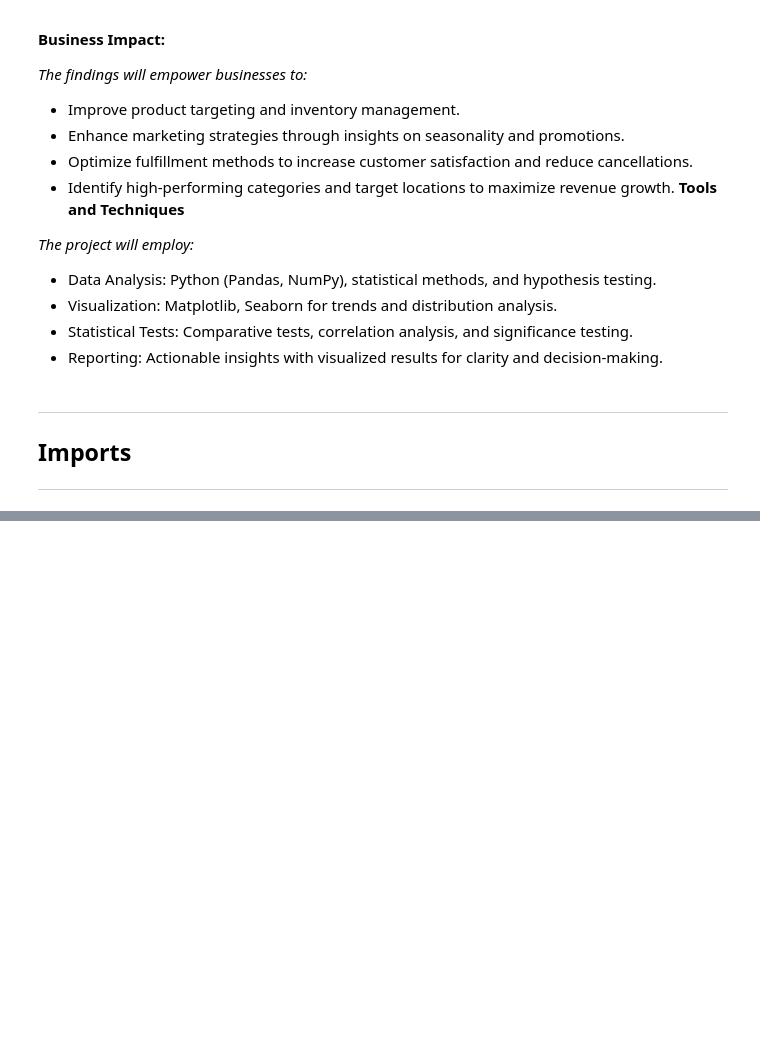
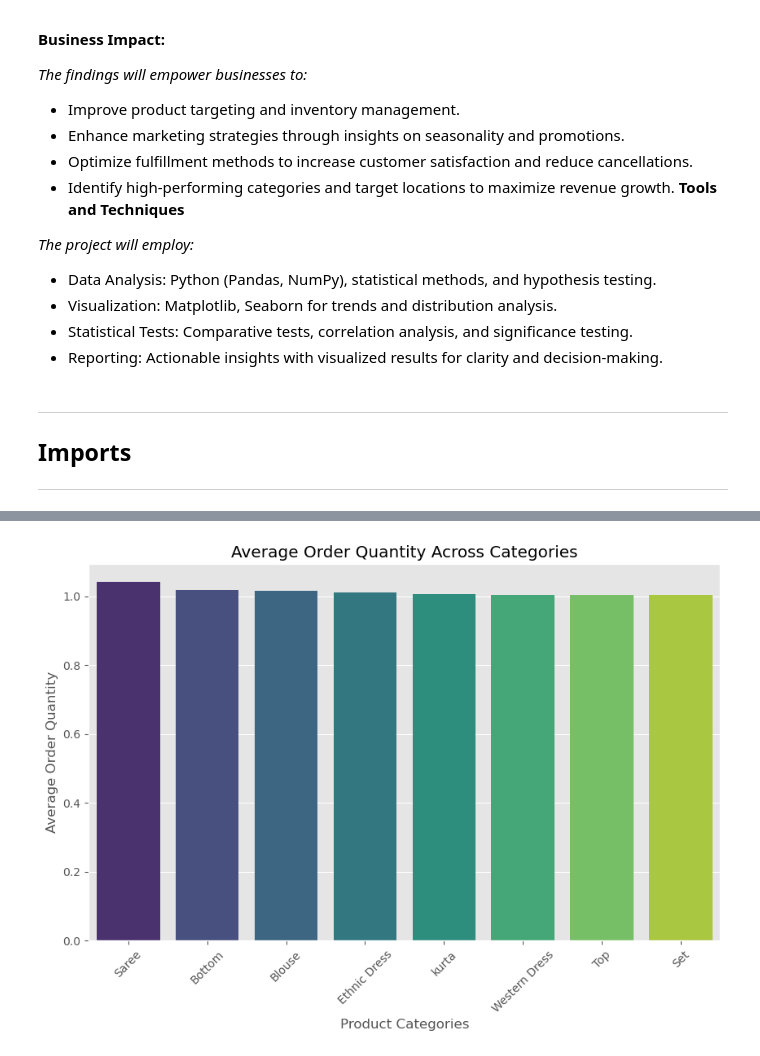
Before and after one commit to ElifSurucu/Analyzing-E-Commerce-Sales-Performance, a Jupyter notebook: Analysis_Notebook.ipynb, the cells around one changed output, grey strips where cells are left out. Cells and saved outputs as stored; diff of their text form; code cells hidden in the pictures; blank space fills up the shorter version.

```diff
--- a/Analysis_Notebook.ipynb
+++ b/Analysis_Notebook.ipynb
@@ -124,0 +373,13 @@ ________________________________________
+# %%
+avg_order_qty = ecommerce_data.groupby('Category')['Qty'].mean().reset_index()
+avg_order_qty = avg_order_qty.sort_values(by='Qty', ascending=False)
+plt.figure(figsize=(10, 6))
+sns.barplot(x='Category', y='Qty', data=avg_order_qty, hue='Category', palette='viridis', legend=False)
+plt.title("Average Order Quantity Across Categories")
+plt.xlabel("Product Categories")
+plt.ylabel("Average Order Quantity")
+
+plt.xticks(rotation=45)
+plt.show()
+# %% [output]
+[figure, added]
```
Also changed, not shown: parts of 59 cells of this notebook, 1 other file.
